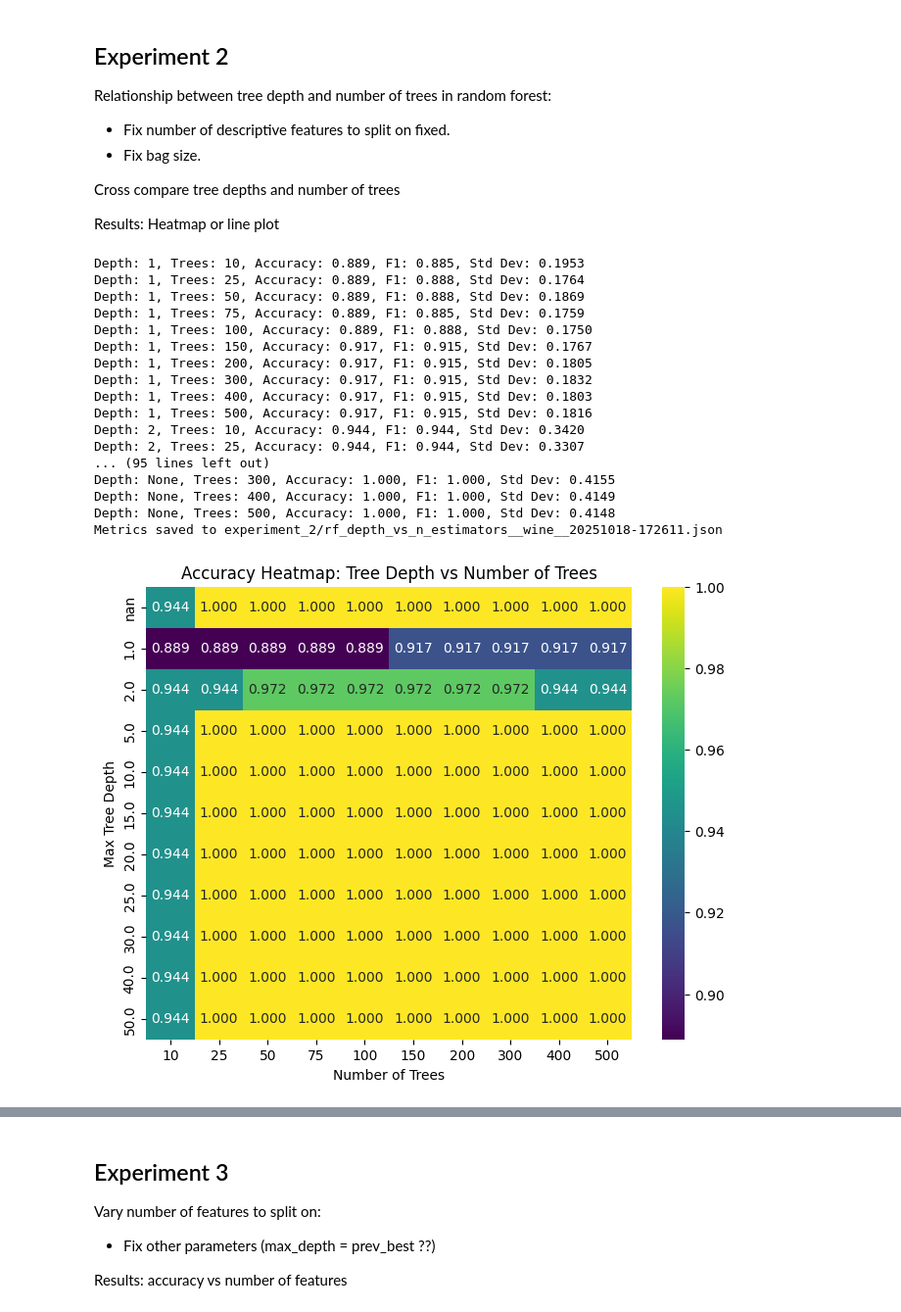
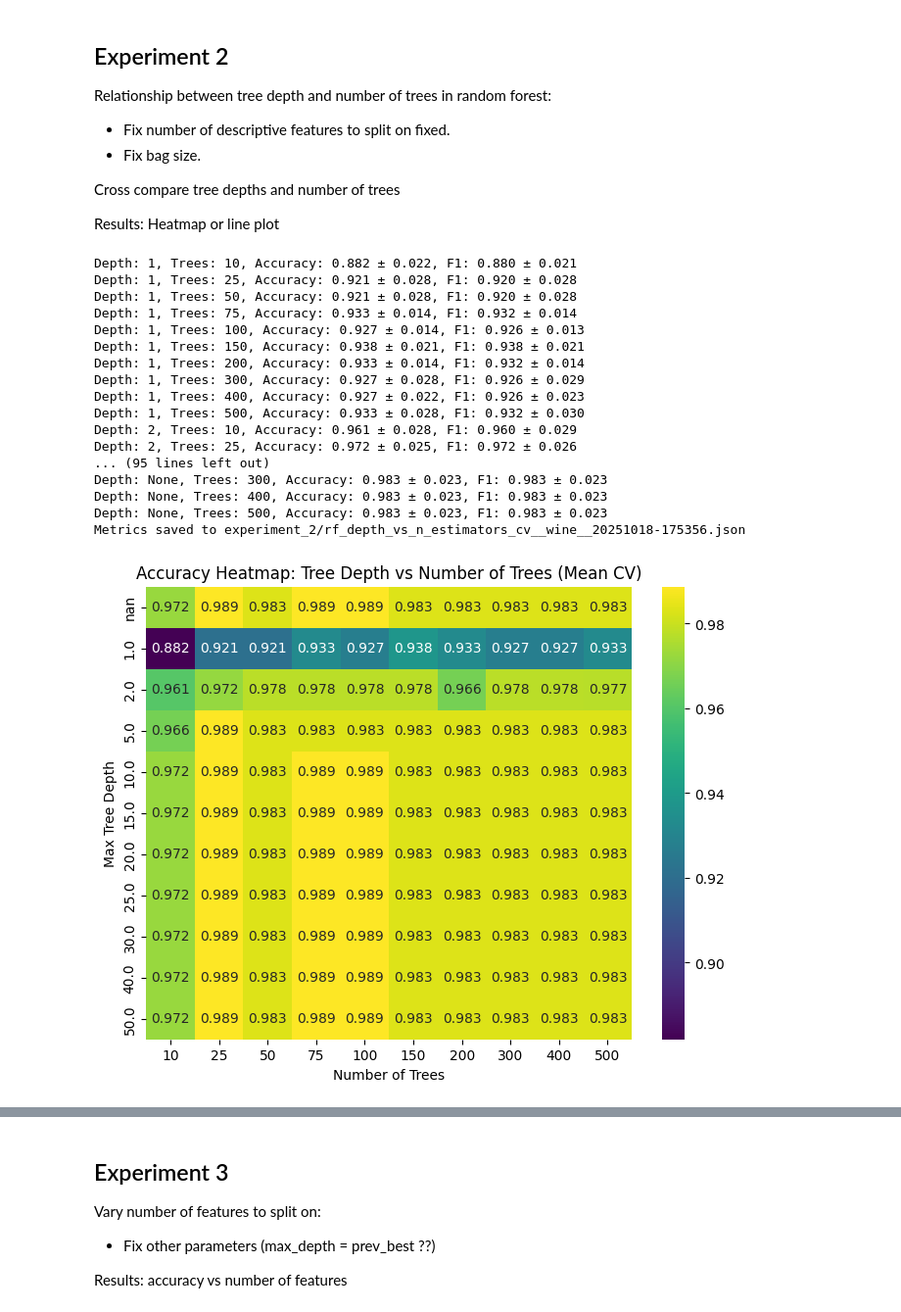
Before and after one commit to TasheelGovender/ML_assignment_4, a Jupyter notebook: src/assignment.ipynb, the cells around one changed output, grey strips where cells are left out. Shown at 98% size. Saved outputs shown, nothing was run; the diff lists cells and outputs as text; code cells hidden in the pictures.

Commit message:
Experiments first attempt

```diff
--- a/src/assignment.ipynb
+++ b/src/assignment.ipynb
@@ -138,18 +142,21 @@ X_test_iris_scaled = iris_pipeline.transform(X_test_iris)
 wine_features = wine_df.drop('target', axis=1)
 wine_target = wine_df['target']
 
-# Split before scaling
-X_train_wine, X_test_wine, y_train_wine, y_test_wine = train_test_split(
-    wine_features, wine_target, test_size=0.2, random_state=42
-)
+# # Split before scaling
+# X_train_wine, X_test_wine, y_train_wine, y_test_wine = train_test_split(
+#     wine_features, wine_target, test_size=0.2, random_state=42
+# )
 
 wine_pipeline = Pipeline([
     ('scaler', StandardScaler())
 ])
 
-# Fit only on training data
-X_train_wine_scaled = wine_pipeline.fit_transform(X_train_wine)
-X_test_wine_scaled = wine_pipeline.transform(X_test_wine)
+# # Fit only on training data
+# X_train_wine_scaled = wine_pipeline.fit_transform(X_train_wine)
+# X_test_wine_scaled = wine_pipeline.transform(X_test_wine)
+
+X_wine_scaled = wine_pipeline.fit_transform(wine_features)
+y_wine = wine_target.values
 # %%
 # Pre process Adult Income dataset
 
@@ -389,17 +403,16 @@ def visualize_depth_vs_n_estimators_results(filename):
     with open(filename, 'r') as f:
         metrics = json.load(f)
 
-    # Prepare data for heatmap and line plot
     import pandas as pd
     df = pd.DataFrame(metrics)
     df['max_depth'] = df['max_depth'].replace('None', None)
     df['max_depth'] = df['max_depth'].apply(lambda x: int(x) if x is not None else None)
 
-    # Pivot for heatmap
-    heatmap_data = df.pivot(index='max_depth', columns='n_estimators', values='accuracy')
+    # Use mean accuracy from CV
+    heatmap_data = df.pivot(index='max_depth', columns='n_estimators', values='accuracy_mean')
     plt.figure(figsize=(8, 6))
     sns.heatmap(heatmap_data, annot=True, fmt=".3f", cmap="viridis")
-    plt.title("Accuracy Heatmap: Tree Depth vs Number of Trees")
+    plt.title("Accuracy Heatmap: Tree Depth vs Number of Trees (Mean CV)")
     plt.xlabel("Number of Trees")
     plt.ylabel("Max Tree Depth")
     plt.show()
@@ -408,20 +421,21 @@ def visualize_depth_vs_n_estimators_results(filename):
     plt.figure(figsize=(8, 5))
     for depth in sorted(df['max_depth'].dropna().unique()):
         subset = df[df['max_depth'] == depth]
-        plt.plot(subset['n_estimators'], subset['accuracy'], marker='o', label=f'Depth {depth}')
+        plt.plot(subset['n_estimators'], subset['accuracy_mean'], marker='o', label=f'Depth {depth}')
     if None in df['max_depth'].values:
         subset = df[df['max_depth'].isnull()]
-        plt.plot(subset['n_estimators'], subset['accuracy'], marker='o', label='Depth None')
+        plt.plot(subset['n_estimators'], subset['accuracy_mean'], marker='o', label='Depth None')
     plt.xlabel('Number of Trees')
-    plt.ylabel('Accuracy')
-    plt.title('Accuracy vs Number of Trees for Each Depth')
+    plt.ylabel('Accuracy (Mean CV)')
+    plt.title('Accuracy vs Number of Trees for Each Depth (Mean CV)')
     plt.legend()
     plt.grid(True)
     plt.show()
 
-    # Confusion matrix for best model
-    best = max(metrics, key=lambda m: m['accuracy'])
-    cm = np.array(best['confusion_matrix'])
+    # Confusion matrix for best model (highest mean accuracy)
+    best = max(metrics, key=lambda m: m['accuracy_mean'])
+    # Use the first confusion matrix from CV folds
+    cm = np.array(best['confusion_matrices'][0])
     plt.figure(figsize=(6, 5))
     sns.heatmap(cm, annot=True, fmt="d", cmap="Blues")
     plt.title(f"Confusion Matrix (Best Model)\nDepth: {best['max_depth']}, Trees: {best['n_estimators']}")
@@ -485,27 +513,27 @@ def run_depth_vs_n_estimators_experiment(
 # %%
 # Wine experiment
 wine_depth_nest_metrics, wine_depth_nest_filename = run_depth_vs_n_estimators_experiment(
-    X_train_wine_scaled, X_test_wine_scaled, y_train_wine, y_test_wine,
+    X_wine_scaled, y_wine,
     dataset_name='wine'
 )
 
 visualize_depth_vs_n_estimators_results(wine_depth_nest_filename)
 # %% [output]
-Depth: 1, Trees: 10, Accuracy: 0.889, F1: 0.885, Std Dev: 0.1953
-Depth: 1, Trees: 25, Accuracy: 0.889, F1: 0.888, Std Dev: 0.1764
-Depth: 1, Trees: 50, Accuracy: 0.889, F1: 0.888, Std Dev: 0.1869
-Depth: 1, Trees: 75, Accuracy: 0.889, F1: 0.885, Std Dev: 0.1759
-Depth: 1, Trees: 100, Accuracy: 0.889, F1: 0.888, Std Dev: 0.1750
-Depth: 1, Trees: 150, Accuracy: 0.917, F1: 0.915, Std Dev: 0.1767
-Depth: 1, Trees: 200, Accuracy: 0.917, F1: 0.915, Std Dev: 0.1805
-Depth: 1, Trees: 300, Accuracy: 0.917, F1: 0.915, Std Dev: 0.1832
-Depth: 1, Trees: 400, Accuracy: 0.917, F1: 0.915, Std Dev: 0.1803
-Depth: 1, Trees: 500, Accuracy: 0.917, F1: 0.915, Std Dev: 0.1816
-Depth: 2, Trees: 10, Accuracy: 0.944, F1: 0.944, Std Dev: 0.3420
-Depth: 2, Trees: 25, Accuracy: 0.944, F1: 0.944, Std Dev: 0.3307
+Depth: 1, Trees: 10, Accuracy: 0.882 ± 0.022, F1: 0.880 ± 0.021
+Depth: 1, Trees: 25, Accuracy: 0.921 ± 0.028, F1: 0.920 ± 0.028
+Depth: 1, Trees: 50, Accuracy: 0.921 ± 0.028, F1: 0.920 ± 0.028
+Depth: 1, Trees: 75, Accuracy: 0.933 ± 0.014, F1: 0.932 ± 0.014
+Depth: 1, Trees: 100, Accuracy: 0.927 ± 0.014, F1: 0.926 ± 0.013
+Depth: 1, Trees: 150, Accuracy: 0.938 ± 0.021, F1: 0.938 ± 0.021
+Depth: 1, Trees: 200, Accuracy: 0.933 ± 0.014, F1: 0.932 ± 0.014
+Depth: 1, Trees: 300, Accuracy: 0.927 ± 0.028, F1: 0.926 ± 0.029
+Depth: 1, Trees: 400, Accuracy: 0.927 ± 0.022, F1: 0.926 ± 0.023
+Depth: 1, Trees: 500, Accuracy: 0.933 ± 0.028, F1: 0.932 ± 0.030
+Depth: 2, Trees: 10, Accuracy: 0.961 ± 0.028, F1: 0.960 ± 0.029
+Depth: 2, Trees: 25, Accuracy: 0.972 ± 0.025, F1: 0.972 ± 0.026
 ... (95 lines left out)
-Depth: None, Trees: 300, Accuracy: 1.000, F1: 1.000, Std Dev: 0.4155
-Depth: None, Trees: 400, Accuracy: 1.000, F1: 1.000, Std Dev: 0.4149
-Depth: None, Trees: 500, Accuracy: 1.000, F1: 1.000, Std Dev: 0.4148
-Metrics saved to experiment_2/rf_depth_vs_n_estimators__wine__20251018-172611.json
+Depth: None, Trees: 300, Accuracy: 0.983 ± 0.023, F1: 0.983 ± 0.023
+Depth: None, Trees: 400, Accuracy: 0.983 ± 0.023, F1: 0.983 ± 0.023
+Depth: None, Trees: 500, Accuracy: 0.983 ± 0.023, F1: 0.983 ± 0.023
+Metrics saved to experiment_2/rf_depth_vs_n_estimators_cv__wine__20251018-175356.json
-[figure, old version]
+[figure, new version]
```
Also changed, not shown: parts of 15 cells of this notebook, 8 other files.
